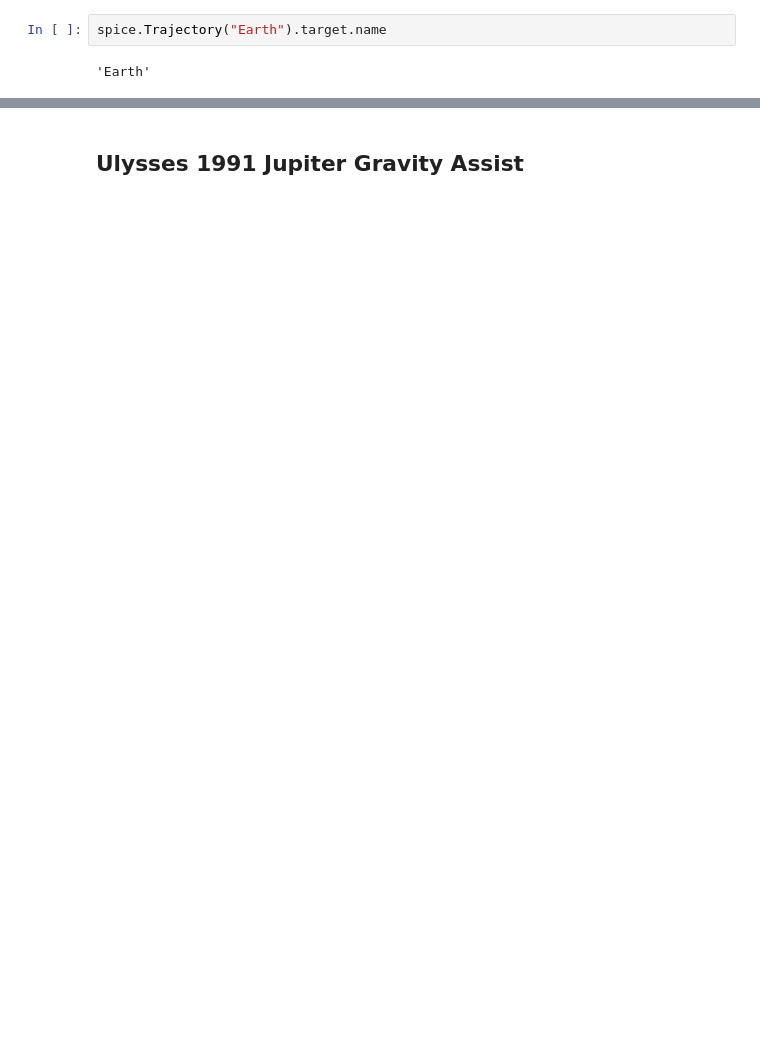
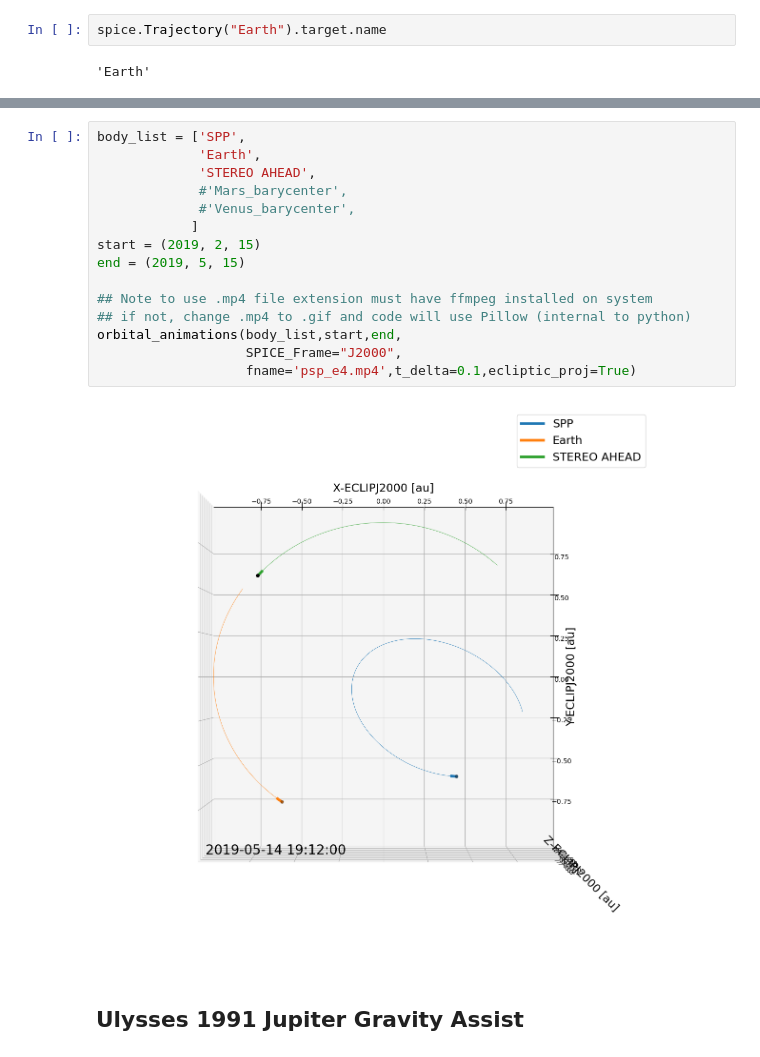
Before and after one commit to STBadman/PublicProjects, a Jupyter notebook: Visualizations/Orbital_Trajectories.ipynb, the cells around one changed output, grey strips where cells are left out. Drawn from its saved outputs; the diff is of its cells as text; blank space fills up the shorter version.

```diff
--- a/Visualizations/Orbital_Trajectories.ipynb
+++ b/Visualizations/Orbital_Trajectories.ipynb
@@ -216,6 +222,23 @@ def orbital_animations(body_list,t_start,t_final,t_delta=1.0,
     anim = animation.FuncAnimation(fig,animate,init_func=init,frames=len(times)-1,blit=True)
     if fname is not None : anim.save(fname,fps=fps)
     else : anim.save('orbits.mp4',fps=fps)
+# %%
+body_list = ['SPP',
+             'Earth',
+             'STEREO AHEAD',
+             #'Mars_barycenter',
+             #'Venus_barycenter',
+            ]
+start = (2019, 2, 15)
+end = (2019, 5, 15)
+
+## Note to use .mp4 file extension must have ffmpeg installed on system
+## if not, change .mp4 to .gif and code will use Pillow (internal to python)
+orbital_animations(body_list,start,end,
+                   SPICE_Frame="J2000",
+                   fname='psp_e4.mp4',t_delta=0.1,ecliptic_proj=True)
+# %% [output]
+[figure, added]
 # %% [markdown]
 ## Ulysses 1991 Jupiter Gravity Assist
 # %%
```
Also changed, not shown: parts of 7 cells of this notebook, 11 other files.
